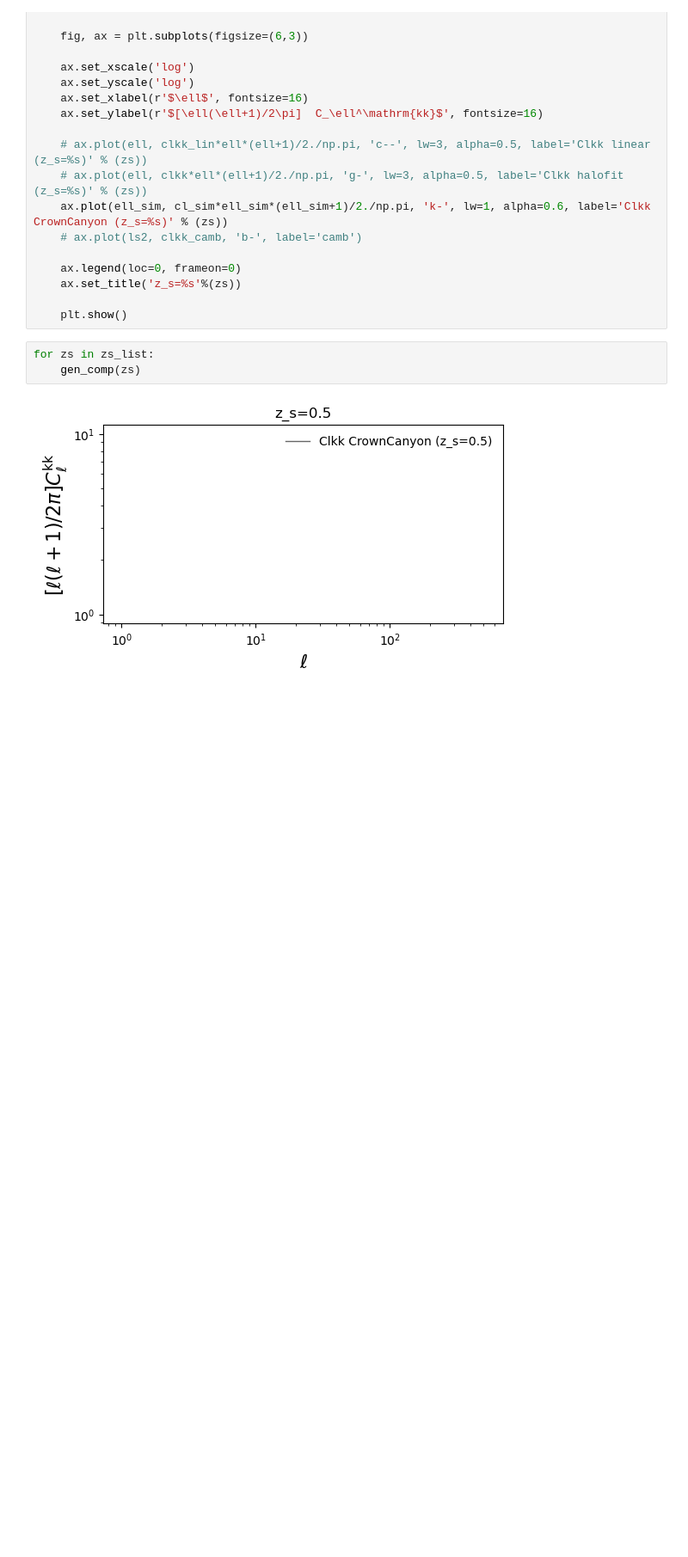
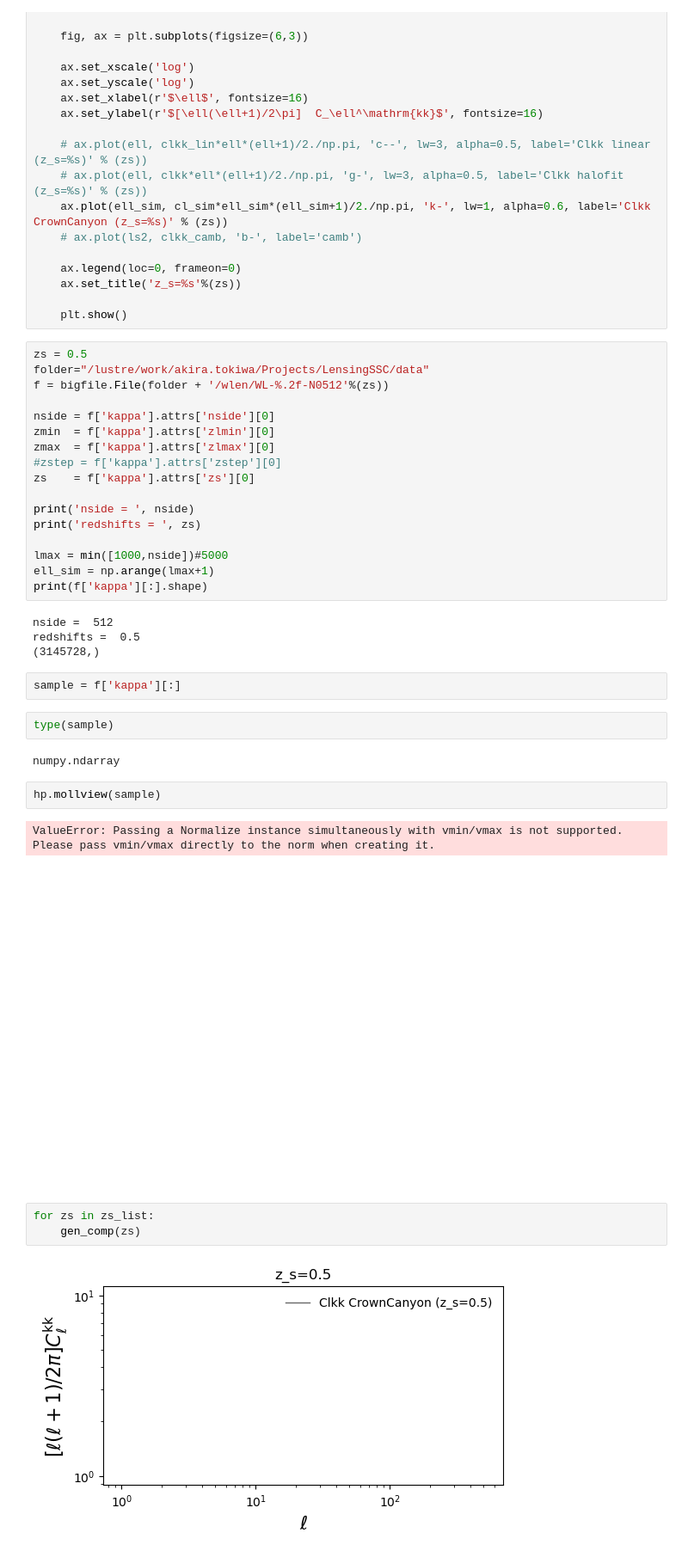
Before and after one commit to atokiwaipmu/LensingSSC, a Jupyter notebook: notebook/read_kappa.ipynb, the cells around one changed output. Shown at 86% size. Saved outputs shown, nothing was run; the diff lists cells and outputs as text; blank space fills up the shorter version.

```diff
--- a/notebook/read_kappa.ipynb
+++ b/notebook/read_kappa.ipynb
@@ -162,6 +193,38 @@ def gen_comp(zs, folder = '/lustre/work/akira.tokiwa/Projects/LensingSSC/data'):
     ax.set_title('z_s=%s'%(zs))
 
     plt.show()
+# %%
+zs = 0.5
+folder="/lustre/work/akira.tokiwa/Projects/LensingSSC/data"
+f = bigfile.File(folder + '/wlen/WL-%.2f-N0512'%(zs))
+
+nside = f['kappa'].attrs['nside'][0]
+zmin  = f['kappa'].attrs['zlmin'][0]
+zmax  = f['kappa'].attrs['zlmax'][0]
+#zstep = f['kappa'].attrs['zstep'][0]
+zs    = f['kappa'].attrs['zs'][0]
+
+print('nside = ', nside)
+print('redshifts = ', zs)
+
+lmax = min([1000,nside])#5000
+ell_sim = np.arange(lmax+1)
+print(f['kappa'][:].shape)
+# %% [output]
+nside =  512
+redshifts =  0.5
+(3145728,)
+# %%
+sample = f['kappa'][:]
+# %%
+type(sample)
+# %% [output]
+numpy.ndarray
+# %%
+hp.mollview(sample)
+# %% [output]
+ValueError: Passing a Normalize instance simultaneously with vmin/vmax is not supported.  Please pass vmin/vmax directly to the norm when creating it.
+[figure, added]
 # %%
 for zs in zs_list:
     gen_comp(zs)
```
Also changed, not shown: parts of 7 cells of this notebook, 2 other files.
